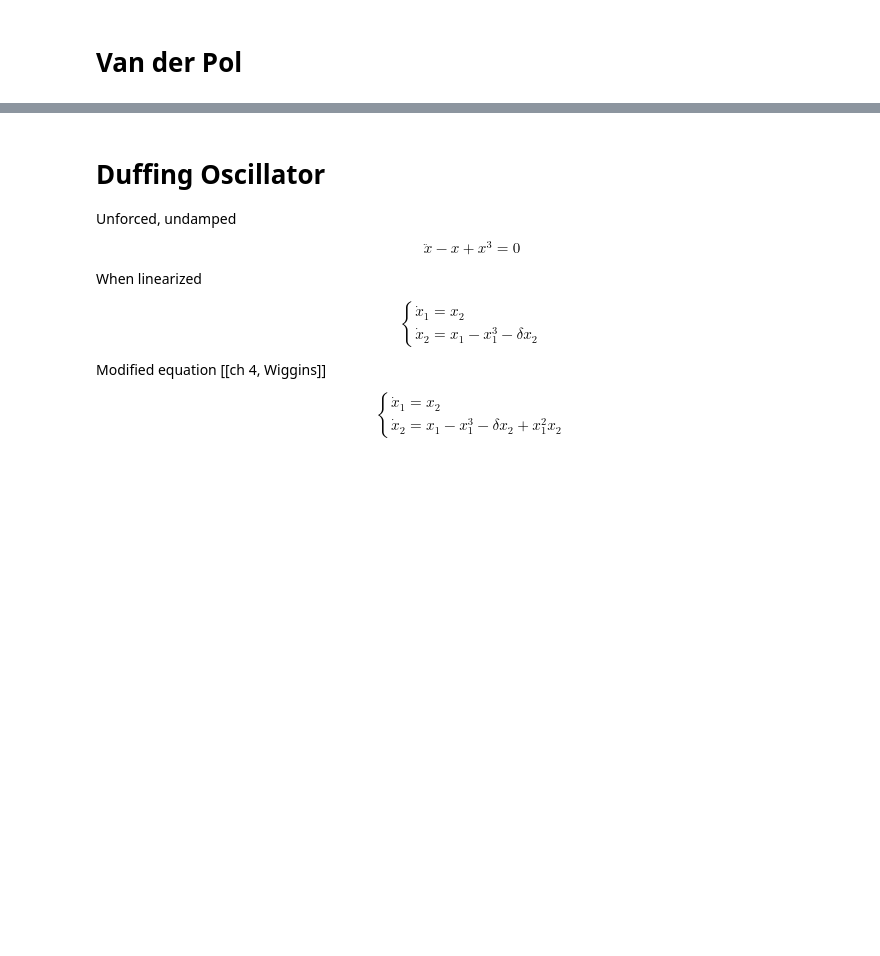
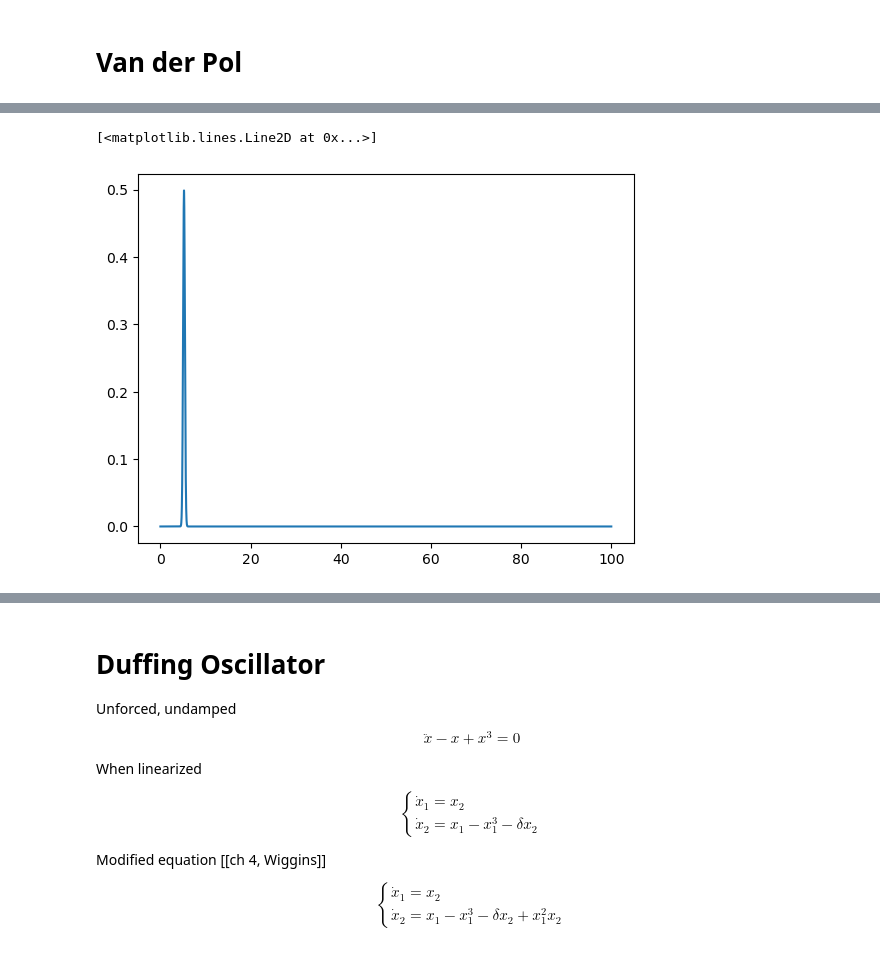
Before and after one commit to michaelStoddard/Chaos, a Jupyter notebook: Projects/MATH722_proj.ipynb, the cells around one changed output, grey strips where cells are left out. Drawn from its saved outputs; the diff is of its cells as text; code cells hidden in the pictures; blank space fills up the shorter version.

```diff
--- a/Projects/MATH722_proj.ipynb
+++ b/Projects/MATH722_proj.ipynb
@@ -7,6 +13,9 @@ import sympy as smp
 # %%
-x1, x2, a = smp.symbols(r'x_1 x_2 a')
+x1, x2, mu, w, t, alp, F= smp.symbols(r'x_1 x_2 \mu \omega t \alpha \mathcal{F}')
+
+# sin = (w*t) - (w*t)**3/(3*2) + (w*t)**5/(5*4*3*2) - (w*t)**7/(7*6*5*4*3*2)
 
 dx1 = x2
-dx2 = -x1 + a*x2*(1-x1**2)
+dx2 = -x1 + mu*x2*(1-x1**2) + alp*smp.sin(w*t)
+dt = 1
 # %%
@@ -35,0 +100,5 @@ J0.eigenvects()
+# %%
+plt.plot(t,kick(t,kick_time[0],0.25))
+# %% [output]
+[<matplotlib.lines.Line2D at 0x...>]
+[figure, added]
```
Also changed, not shown: parts of 40 cells of this notebook.
